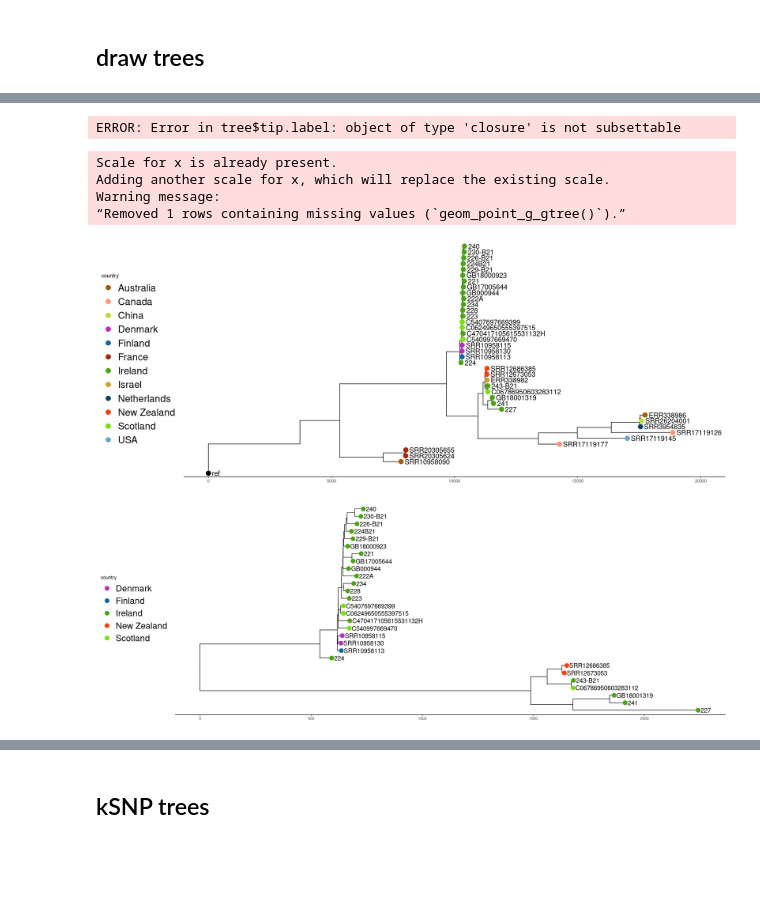
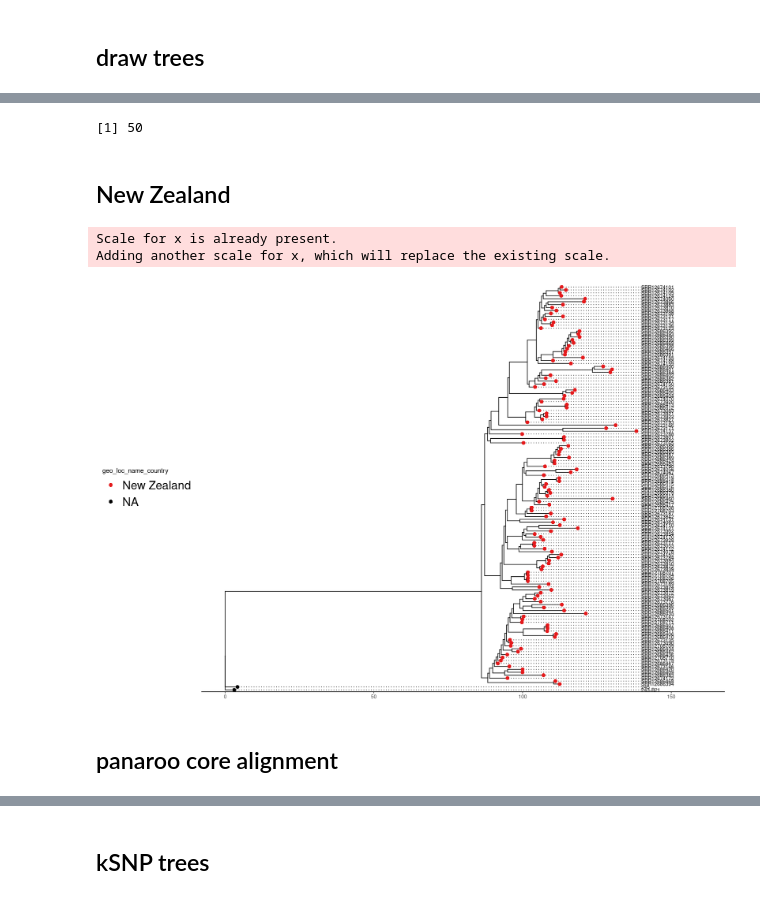
Before and after one commit to dmnfarrell/gordon-group, a Jupyter notebook: mycoplasma_bovis/trees.ipynb, the cells around one changed output, grey strips where cells are left out. Saved outputs shown, nothing was run; the diff lists cells and outputs as text; code cells hidden in the pictures; blank space fills up the shorter version.

```diff
--- a/mycoplasma_bovis/trees.ipynb
+++ b/mycoplasma_bovis/trees.ipynb
@@ -44,17 +58,13 @@ show_col(mycolors)
 # %%
-options(repr.plot.width=22, repr.plot.height=9)
-
-ggplottree(stree, meta, layout='rect', cols=c('country','vspB','vspN','vspJ','vspA','vspH','vspF','vspG','vspN','vspL'),
-           cmaps=c('Set1','Set2'),tipsize=5, tiplabel=TRUE,tiplabelsize=6, offset=2000) + xlim(NA, 55000)
-#ggsave(filename = "tree.pdf" , device="pdf", width=20, height=8 , units="in" , limitsize=FALSE)
+options(repr.plot.width=15, repr.plot.height=9)
+p <- ggplottree(tree, gmeta, layout='rect', colors=mycolors, cols=c('country','ST'),
+           cmaps=c('Set1','Set2'), tipsize=5, tiplabel=TRUE,tiplabelsize=4,#tiplabelcol='strain',
+                offset=3000, tipoffset=1000, align=TRUE)#+ xlim(NA, 2500)
+p
-# %% [output]
-ERROR: Error in tree$tip.label: object of type 'closure' is not subsettable
-# %%
-options(repr.plot.width=18, repr.plot.height=7)
-ggplottree(tree, meta, layout='rect', colors=mycolors, cols=c('country'), cmaps=c('Set1'),tipsize=5, tiplabel=TRUE) + xlim(NA, 20000)
-# %% [output]
-Scale for x is already present.
-Adding another scale for x, which will replace the existing scale.
-Warning message:
-“Removed 1 rows containing missing values (`geom_point_g_gtree()`).”
-[figure, removed]
+# %%
+#mrca <- findMRCA(tree, c('245','SRR12674172'))
+mrca <- findMRCA(tree, c('223','SRR10958113'))
+tr <- extract.clade(tree,mrca)
+mrca
+# %% [output]
+[1] 50
@@ -61,8 +73,28 @@ Warning message:
 # %%
-iretips<-row.names(meta[!meta$country %in% c('Ireland','Scotland','Denmark','Finland','New Zealand'),])
-tips<-append(iretips, 'ref')
-stree <- drop.tip(tree, tips)
-options(repr.plot.width=20, repr.plot.height=7)
-ggplottree(stree, meta, layout='rect', colors=mycolors, cols=c('country'), cmaps=c('Set1'),tipsize=5, tiplabel=TRUE,offset=600)
+#mrca <- findMRCA(tree2, c('223','245'))
+mrca <- findMRCA(tree2, c('227','245'))
+#tr <- extract.clade(tree2,mrca)
+
+options(repr.plot.width=10, repr.plot.height=5)
+p<-ggplottree(tr, gmeta, layout='rect', colors=mycolors, cols=c('country'),
+           cmaps=c('Set1','Set2'),tipsize=5, tiplabel=TRUE,tipoffset=1, tiplabelcol='strain')
+#p +  geom_text(aes(label=node), hjust=-.3)
+#p<- collapse(p,66)
+p
-# %% [output]
-[figure, removed]
+# %% [markdown]
+## New Zealand
+# %%
+nzmeta <- read.table('PRJNA664415_runTable.csv',sep=',',header=TRUE,row.names=1)
+#nztree <- read.tree('NZ_results/tree.newick')
+nztree <- read.tree('panaroo_NZ/tree.newick')
+
+nztree <- root(nztree,'245')
+options(repr.plot.width=15, repr.plot.height=10)
+ggplottree(nztree, nzmeta, layout='rect', cols=c('geo_loc_name_country'),
+           cmaps=c('Set1'),tipsize=3, tiplabel=TRUE,tiplabelsize=3,tipoffset=1,align=TRUE)+ xlim(NA,160)
+# %% [output]
+Scale for x is already present.
+Adding another scale for x, which will replace the existing scale.
+[figure, added]
+# %% [markdown]
+## panaroo core alignment
```
Also changed, not shown: parts of 37 cells of this notebook, 5 other files.
